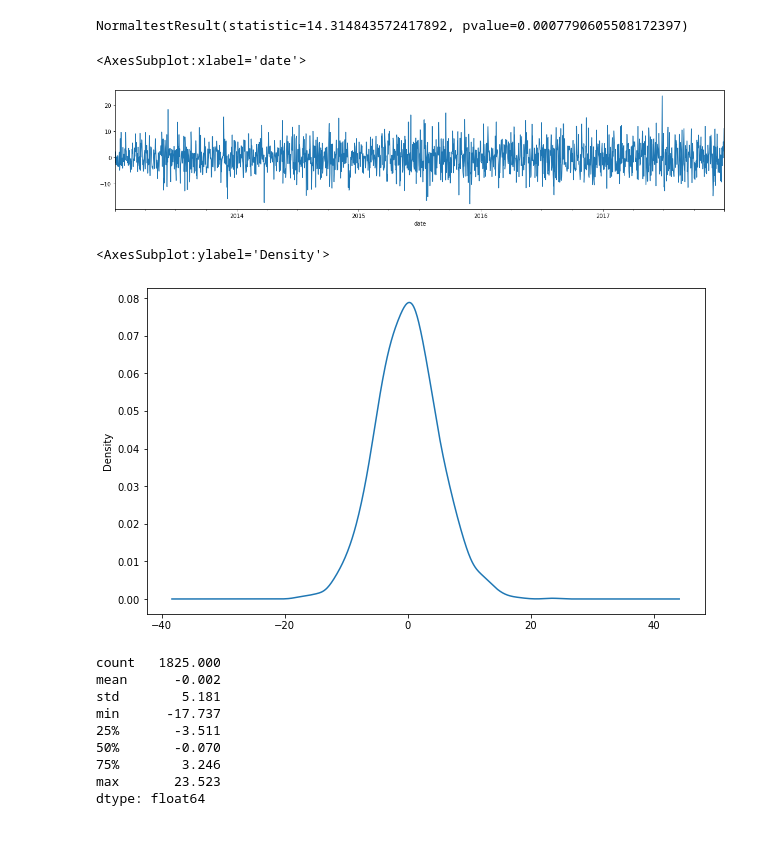
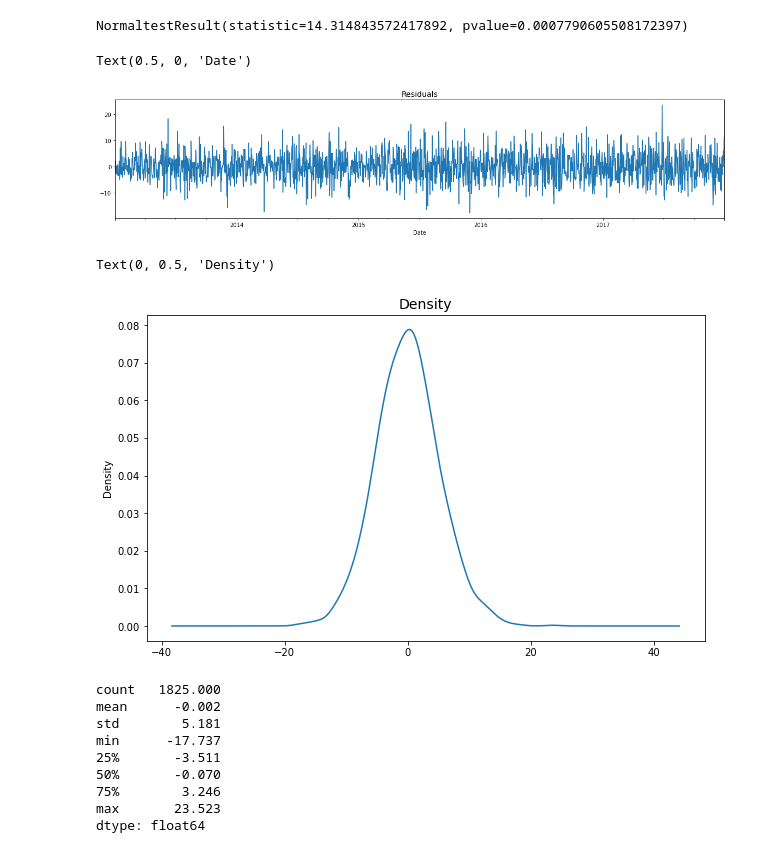
Before and after one commit to KaiFormosa/Sales_Demand_Forecast, a Jupyter notebook: Sales_Demand_Forecast.ipynb, the cells around one changed output. Saved outputs shown, nothing was run; the diff lists cells and outputs as text; code cells hidden in the pictures.

```diff
--- a/Sales_Demand_Forecast.ipynb
+++ b/Sales_Demand_Forecast.ipynb
@@ -333,8 +334,8 @@ Text(0.5, 1.0, 'Partial Autocorrelation Function (PACF) for Residual of Model610
 # %% [markdown]
 ### 611 Model
 # %%
-arima_mod611 = sm.tsa.ARIMA(df_train.sales, order=(6,1,1)).fit()
-print(arima_mod610.summary())
+arima_mod611 = sm.tsa.ARIMA(df_train.sales, order=(6,1,1)).fit(disp=0)
+print(arima_mod611.summary())
 # %% [output]
                              ARIMA Model Results
 ==============================================================================
@@ -361,15 +367,19 @@ NormaltestResult(statistic=14.314843572417892, pvalue=0.0007790605508172397)
 # %%
 plt.figure(figsize=(20,4))
 resid.plot()
+plt.title('Residuals', fontsize=14)
+plt.xlabel('Date')
 # %% [output]
-<AxesSubplot:xlabel='date'>
+Text(0.5, 0, 'Date')
-[figure, old version]
+[figure, new version]
 # %%
 plt.figure(figsize=(10,6))
 resid.plot(kind='kde')
+plt.title('Density', fontsize=14)
+plt.ylabel('Density')
 # %% [output]
-<AxesSubplot:ylabel='Density'>
+Text(0, 0.5, 'Density')
-[figure, old version]
+[figure, new version]
 # %%
 print(resid.describe())
 # %% [output]
```
Also changed, not shown: parts of 14 cells of this notebook.
